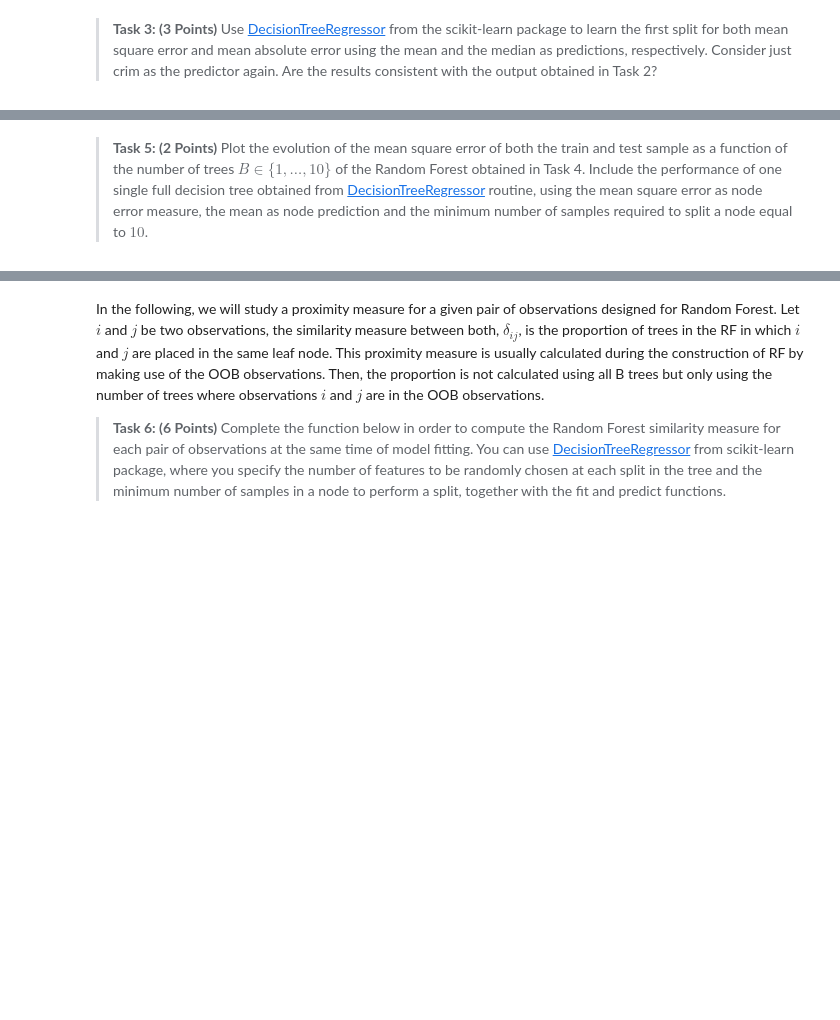
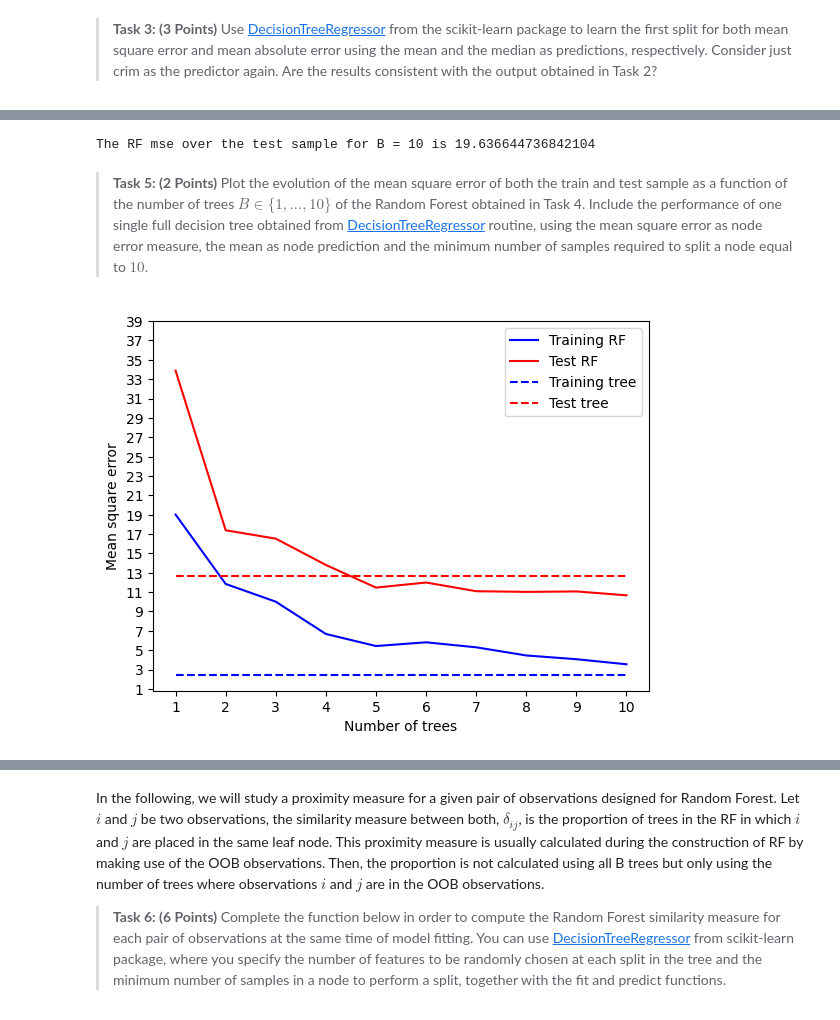
Before and after one commit to TristanDonze/RegressionTreeBostonHousing, a Jupyter notebook: INF554Assessment.ipynb, the cells around one changed output, grey strips where cells are left out. Cells and saved outputs as stored; diff of their text form; code cells hidden in the pictures; blank space fills up the shorter version.

```diff
--- a/INF554Assessment.ipynb
+++ b/INF554Assessment.ipynb
@@ -265,38 +299,65 @@ def train_and_predict_RF(B, m, X_train, y_train, X_test):
         y_train_pred (N_train x B matrix): prediction for each individual in the training data as a function of B
         y_test_pred (N_test x B matrix): prediction for each individual in the test data as a function of B
     """
-    # insert your code here
+    N_train = X_train.shape[0]
+    N_test = X_test.shape[0]
+    y_train_pred = np.zeros((N_train, B))
+    y_test_pred = np.zeros((N_test, B))
+    for b_i in range(B):
 
+        bootstrap_indices = np.random.choice(N_train, size=N_train, replace=True)
+        X_train_bootstraped = X_train[bootstrap_indices]
+        y_train_bootstraped = y_train[bootstrap_indices]
+
+        decision_tree = DecisionTreeRegressor(max_features=m)
+        decision_tree.fit(X_train_bootstraped, y_train_bootstraped)
+
+        y_train_pred[:, b_i] = decision_tree.predict(X_train)
+        y_test_pred[:, b_i] = decision_tree.predict(X_test)
     return y_train_pred, y_test_pred
 
-np.random.seed(1)
+np.random.seed(42)
 B = 10
 y_train_pred_RF, y_test_pred_RF = train_and_predict_RF(B, int(np.round(np.log2(13))), X_train, y_train, X_test)
 mse_test_10 = np.sum((y_test-y_test_pred_RF[:,B-1])**2)/len(y_test)
-print('The RF mse over the test sample is:', mse_test_10)
+print(f'The RF mse over the test sample for B = {B} is {mse_test_10}')
+# %% [output]
+The RF mse over the test sample for B = 10 is 19.636644736842104
 # %% [markdown]
 >**Task 5: (2 Points)** Plot the evolution of the mean square error of both the train and test sample as a function of the number of trees $B\in \{1,\ldots, 10\}$ of the Random Forest obtained in Task 4. Include the performance of one single full decision tree obtained from <a href="https://scikit-learn.org/dev/modules/generated/sklearn.tree.DecisionTreeRegressor.html">DecisionTreeRegressor</a> routine, using the mean square error as node error measure, the mean as node prediction and the minimum number of samples required to split a node equal to $10$.
 # %%
-# train and test mse for RF
 mse_train_RF = np.zeros(B)
 mse_test_RF = np.zeros(B)
-# insert your code here
 
+for b_i in range(1, B+1):
+    y_train_pred_mean = np.mean(y_train_pred_RF[:, :b_i], axis=1)
+    y_test_pred_mean = np.mean(y_test_pred_RF[:, :b_i], axis=1)
 
-# train and test mse for tree
-# insert your code here
+    mse_train_RF[b_i-1] = np.mean((y_train - y_train_pred_mean) ** 2)
+    mse_test_RF[b_i-1] = np.mean((y_test - y_test_pred_mean) ** 2)
 
+tree = DecisionTreeRegressor(criterion='squared_error', min_samples_split=10)
+tree.fit(X_train, y_train)
+
+y_train_pred_tree = tree.predict(X_train)
+y_test_pred_tree = tree.predict(X_test)
+
+mse_train_tree = np.mean((y_train - y_train_pred_tree) ** 2)
+mse_test_tree = np.mean((y_test - y_test_pred_tree) ** 2)
 
 plt.figure()
 plt.plot(np.arange(1,B+1),mse_train_RF, 'b-', label="Training RF")
 plt.plot(np.arange(1,B+1),mse_test_RF, 'r-', label="Test RF")
 plt.plot(np.arange(1,B+1),np.repeat(mse_train_tree,B), 'b--', label="Training tree")
 plt.plot(np.arange(1,B+1),np.repeat(mse_test_tree,B), 'r--', label="Test tree")
 plt.xticks(np.arange(1,B+1))
+plt.yticks(np.arange(1, 40, 2))
 plt.xlabel('Number of trees')
 plt.ylabel('Mean square error')
 plt.legend()
 plt.show()
+# %% [output]
+[figure, added]
 # %% [markdown]
 >**Question 3: (2 Points)** Compare the performance of the random forest regressor and the single full decision tree in terms of goodness-of-fit and generalization power in the following cases, and explain briefly why this might be happening:
 >- when $B=1$.
```
Also changed, not shown: parts of 16 cells of this notebook, 3 other files.
